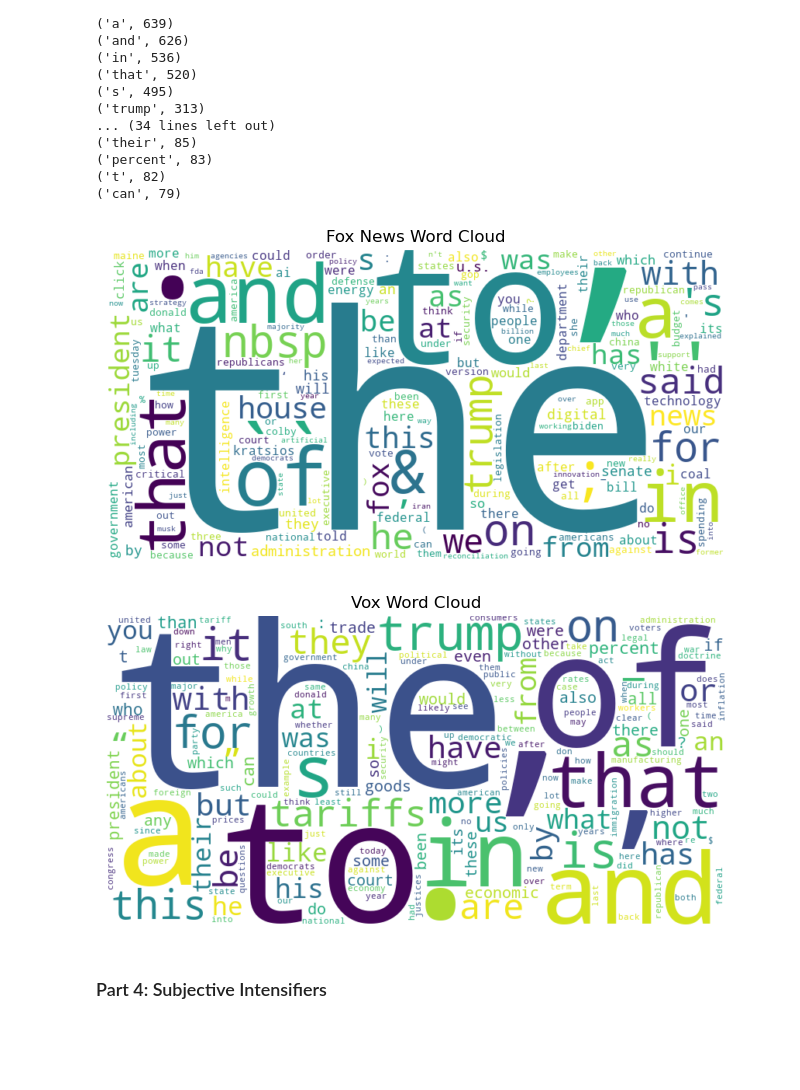
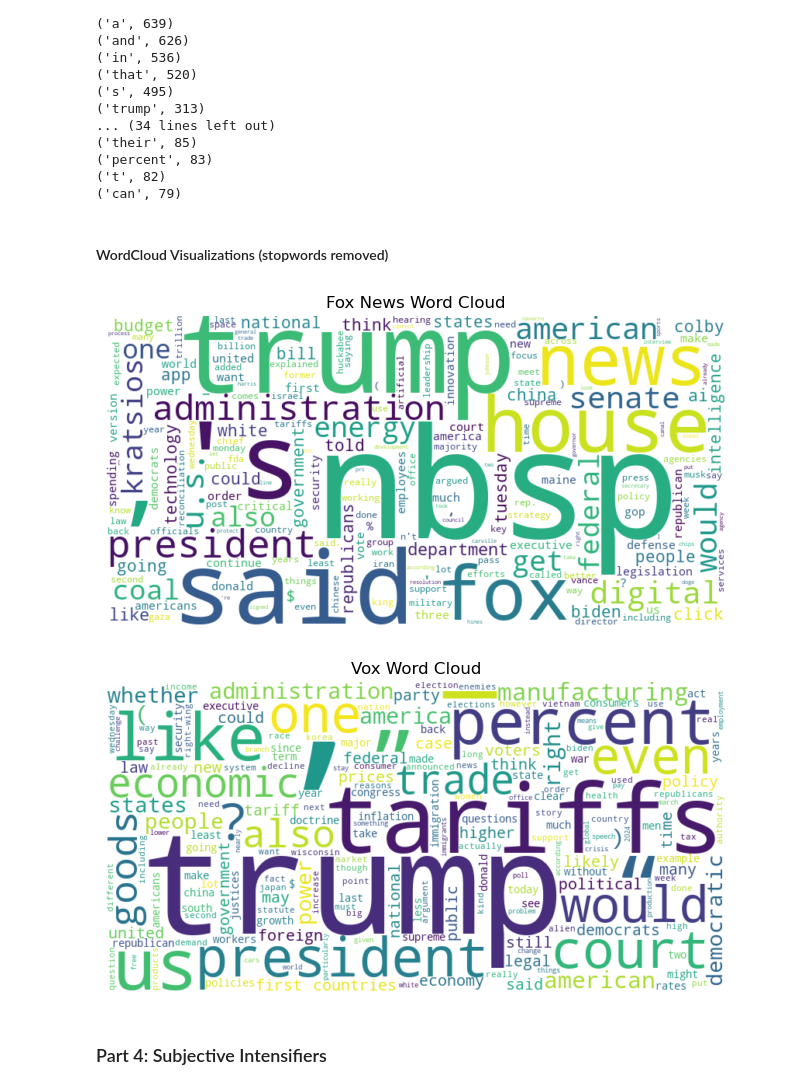
Before and after one commit to Data-Science-for-Linguists-2025/News-Bias-Assessment, a Jupyter notebook: data-pipeline.ipynb, the cells around one changed output. Saved outputs shown, nothing was run; the diff lists cells and outputs as text; code cells hidden in the pictures; blank space fills up the shorter version.

```diff
--- a/data-pipeline.ipynb
+++ b/data-pipeline.ipynb
@@ -217,3 +223,16 @@ vox_freq = nltk.FreqDist(vox_all_toks)
+# %%
+#stopwords removed
+from nltk.corpus import stopwords
+stopwords = set(stopwords.words('english'))
+punct = ['.', '""', '``', '&', ',', ';', ':', "''"]
+
+#Fox News frequency distribution (without stopwords)
+fox_toks_ns = [word for word in fox_all_toks if word not in stopwords and word not in punct]
+fox_freq_ns = nltk.FreqDist(fox_toks_ns)
+
+#Vox frequency distribution (without stopwords)
+vox_toks_ns = [word for word in vox_all_toks if word not in stopwords and word not in punct]
+vox_freq_ns = nltk.FreqDist(vox_toks_ns)
 # %% [markdown]
 #### Looking at the 100 most common words in each word list
 # %%
@@ -267,28 +286,30 @@ for i in vox_top100[:50]:
 ('percent', 83)
 ('t', 82)
 ('can', 79)
+# %% [markdown]
+#### WordCloud Visualizations (stopwords removed)
 # %%
 
 import matplotlib.pyplot as plt
 from wordcloud import WordCloud
 
 #Fox News word cloud
-fox_wordcloud = WordCloud(width=800, height=400, background_color='white').generate_from_frequencies(fox_freq)
+fox_wordcloud = WordCloud(width=800, height=400, background_color='white').generate_from_frequencies(fox_freq_ns)
 plt.figure(figsize=(8, 6))
 plt.imshow(fox_wordcloud, interpolation='bilinear')
 plt.axis('off')
 plt.title('Fox News Word Cloud')
 plt.show()
 
 #Vox word cloud
-vox_wordcloud = WordCloud(width=800, height=400, background_color='white').generate_from_frequencies(vox_freq)
+vox_wordcloud = WordCloud(width=800, height=400, background_color='white').generate_from_frequencies(vox_freq_ns)
 plt.figure(figsize=(8, 6))
 plt.imshow(vox_wordcloud, interpolation='bilinear')
 plt.axis('off')
 plt.title('Vox Word Cloud')
 plt.show()
 # %% [output]
-[figure, old version]
+[figure, new version]
-[figure, old version]
+[figure, new version]
 # %% [markdown]
 ### Part 4: Subjective Intensifiers
```
Also changed, not shown: parts of 3 cells of this notebook.
